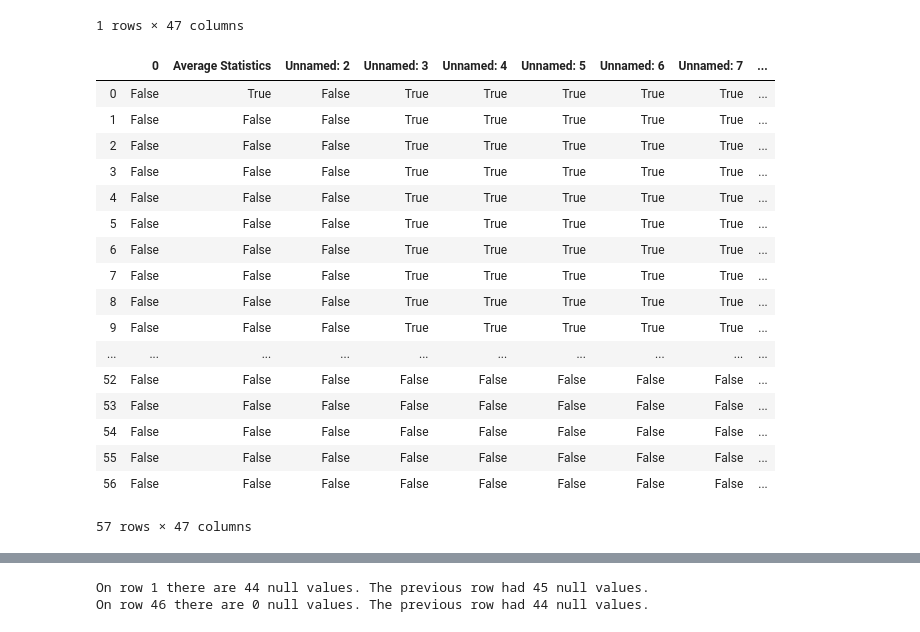
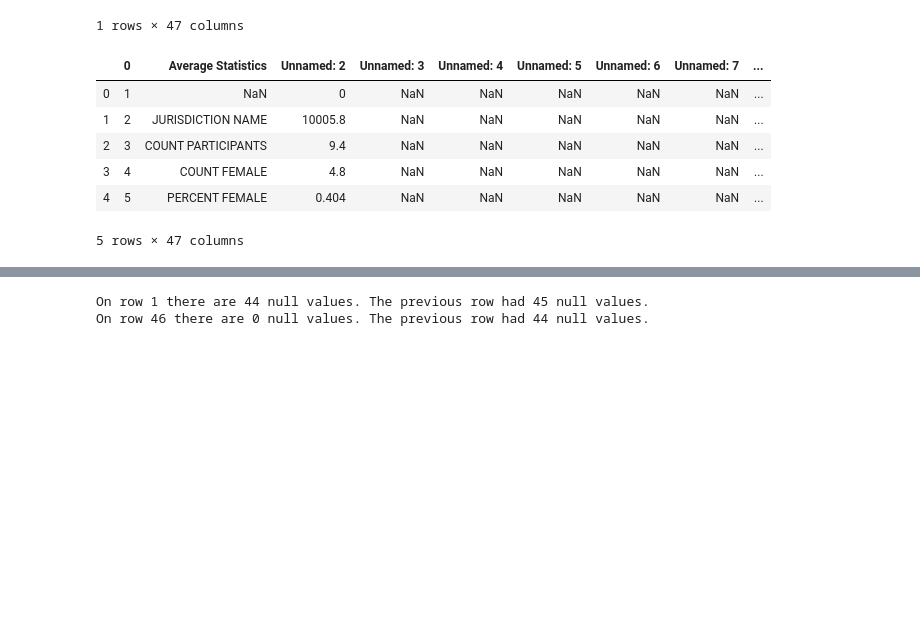
Before and after one commit to congxu1990/dsc-importing-data-using-pandas-lab-hbs-ds-060120, a Jupyter notebook: index.ipynb, the cells around one changed output, grey strips where cells are left out. Cells and saved outputs as stored; diff of their text form; code cells hidden in the pictures; blank space fills up the shorter version.

```diff
--- a/index.ipynb
+++ b/index.ipynb
@@ -29,26 +29,15 @@ df.loc[0:0, ]
 | 0 | 1 | NaN | 0 | NaN | NaN | NaN | NaN | NaN | ... |
 1 rows × 47 columns
 # %%
-df.isnull()
+df.head()
 # %% [output]
 |  | 0 | Average Statistics | Unnamed: 2 | Unnamed: 3 | Unnamed: 4 | Unnamed: 5 | Unnamed: 6 | Unnamed: 7 | ... |
-| 0 | False | True | False | True | True | True | True | True | ... |
-| 1 | False | False | False | True | True | True | True | True | ... |
-| 2 | False | False | False | True | True | True | True | True | ... |
-| 3 | False | False | False | True | True | True | True | True | ... |
-| 4 | False | False | False | True | True | True | True | True | ... |
-| 5 | False | False | False | True | True | True | True | True | ... |
-| 6 | False | False | False | True | True | True | True | True | ... |
-| 7 | False | False | False | True | True | True | True | True | ... |
-| 8 | False | False | False | True | True | True | True | True | ... |
-| 9 | False | False | False | True | True | True | True | True | ... |
-| ... | ... | ... | ... | ... | ... | ... | ... | ... | ... |
-| 52 | False | False | False | False | False | False | False | False | ... |
-| 53 | False | False | False | False | False | False | False | False | ... |
-| 54 | False | False | False | False | False | False | False | False | ... |
-| 55 | False | False | False | False | False | False | False | False | ... |
-| 56 | False | False | False | False | False | False | False | False | ... |
+| 0 | 1 | NaN | 0 | NaN | NaN | NaN | NaN | NaN | ... |
+| 1 | 2 | JURISDICTION NAME | 10005.8 | NaN | NaN | NaN | NaN | NaN | ... |
+| 2 | 3 | COUNT PARTICIPANTS | 9.4 | NaN | NaN | NaN | NaN | NaN | ... |
+| 3 | 4 | COUNT FEMALE | 4.8 | NaN | NaN | NaN | NaN | NaN | ... |
+| 4 | 5 | PERCENT FEMALE | 0.404 | NaN | NaN | NaN | NaN | NaN | ... |
-57 rows × 47 columns
+5 rows × 47 columns
 # %%
 df.iloc[0].isnull()
 # %% [output]
```
